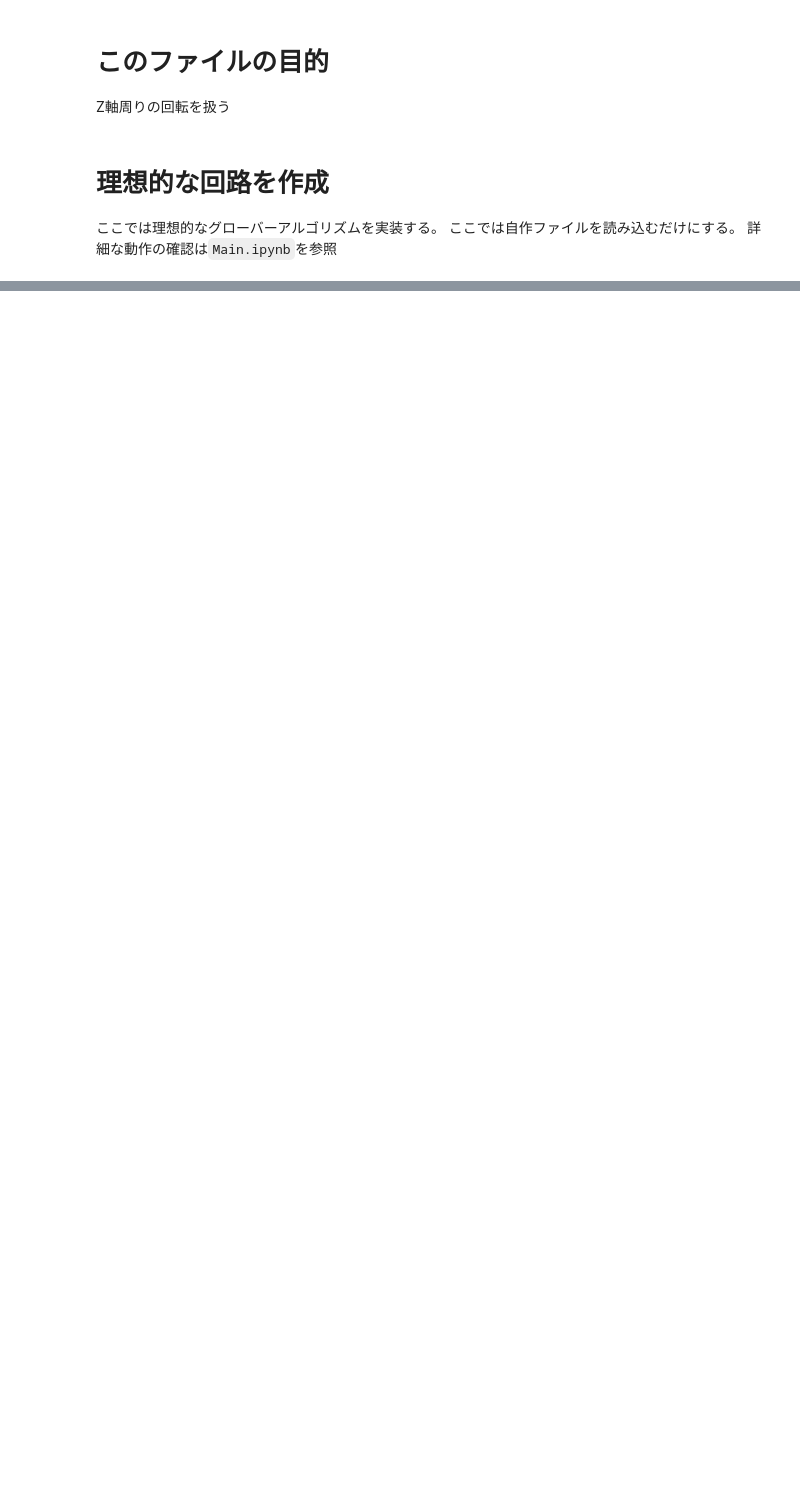
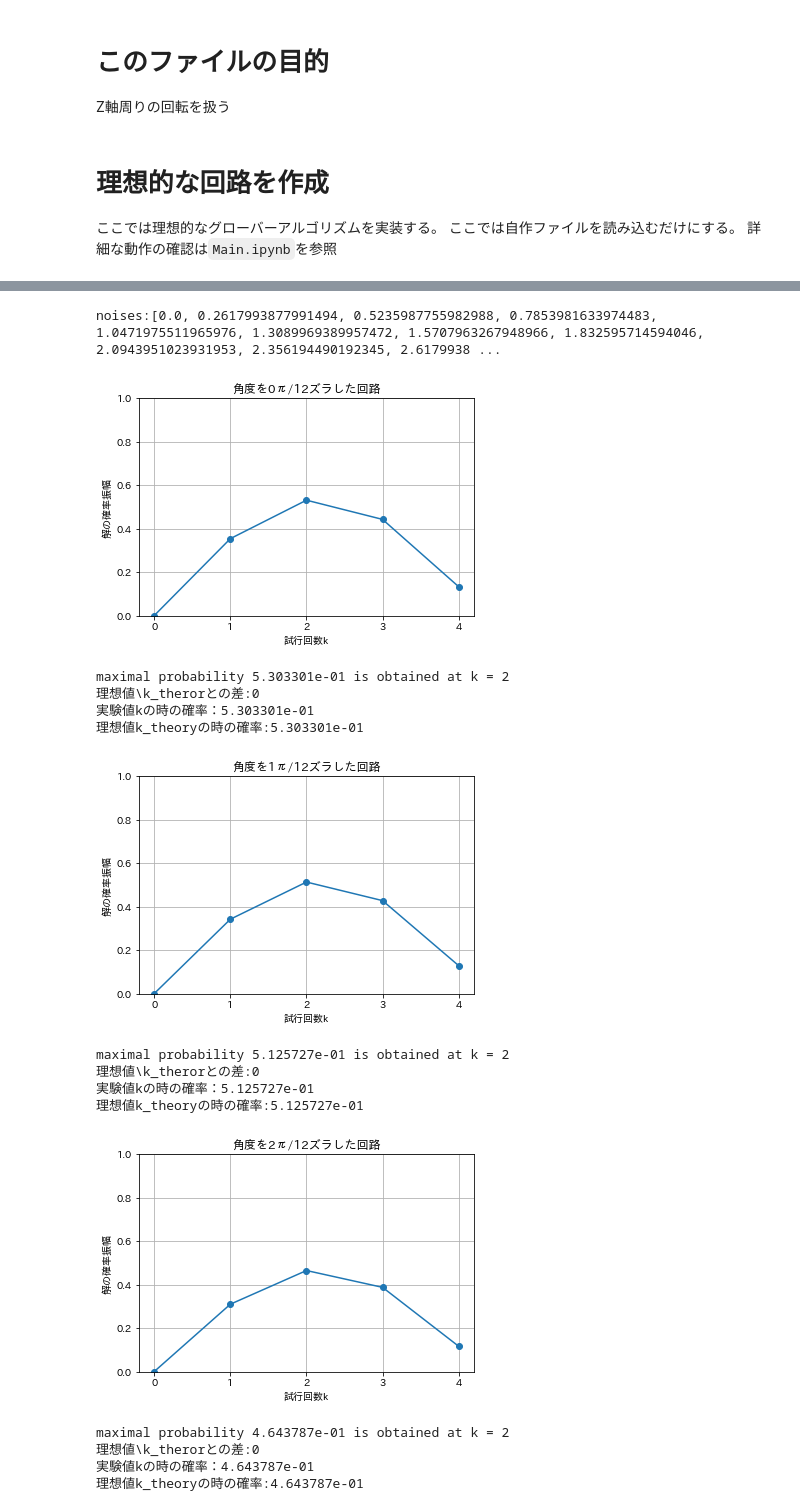
Before and after one commit to KaitoMuraoka/Hadamard-transform-with-misaligned-angles, a Jupyter notebook: 研究/Z.ipynb, the cells around one changed output, grey strips where cells are left out. Cells and saved outputs as stored; diff of their text form; code cells hidden in the pictures; blank space fills up the shorter version.

```diff
--- a/研究/Z.ipynb
+++ b/研究/Z.ipynb
@@ -30,3 +30,10 @@ import grover_algorithm as algorithm
 ここでは理想的なグローバーアルゴリズムを実装する。
 ここでは自作ファイルを読み込むだけにする。
 詳細な動作の確認は`Main.ipynb`を参照
+# %%
+# 全体のパラメータ
+nqubits = 3
+times = 4
+# %%
+
+result_theory, k_theory, p_kth = algorithm.grover(nqubits, times)
@@ -32,0 +46,48 @@ import grover_algorithm as algorithm
+# %%
+noises = []
+noises_array = []
+n = 12
+for i in range(0, 2*n + 1):
+    sample = np.pi * i
+    result = sample / n
+    noises.append(result)
+    noises_array.append(f"{i}π/{n}")
+
+
+print(f'noises:{noises}')
+
+k_k_theory_array = []
+p_k_array = []
+p_kth_array = []
+
+for i in range(len(noises)):
+    result, max_k, p_k = algorithm.noisy_z_grover(nqubits, times, noises[i])
+    k_k_theory = max_k - k_theory
+    p_k = result[max_k]
+    p_kth = result[k_theory]
+
+    graph.line_graph(result, f'角度を{noises_array[i]}ズラした回路')
+    print(f'maximal probability {result[max_k]:5e} is obtained at k = {max_k}')
+    print(f'理想値\k_therorとの差:{k_k_theory}')
+    print(f'実験値kの時の確率：{p_k:5e}')
+    print(f'理想値k_theoryの時の確率:{p_kth:5e}')
+    k_k_theory_array.append(k_k_theory)
+    p_k_array.append(p_k)
+    p_kth_array.append(p_kth)
+# %% [output]
+noises:[0.0, 0.2617993877991494, 0.5235987755982988, 0.7853981633974483, 1.0471975511965976, 1.3089969389957472, 1.5707963267948966, 1.832595714594046, 2.0943951023931953, 2.356194490192345, 2.6179938 ...
+[figure, added]
+maximal probability 5.303301e-01 is obtained at k = 2
+理想値\k_therorとの差:0
+実験値kの時の確率：5.303301e-01
+理想値k_theoryの時の確率:5.303301e-01
+[figure, added]
+maximal probability 5.125727e-01 is obtained at k = 2
+理想値\k_therorとの差:0
+実験値kの時の確率：5.125727e-01
+理想値k_theoryの時の確率:5.125727e-01
+[figure, added]
+maximal probability 4.643787e-01 is obtained at k = 2
+理想値\k_therorとの差:0
+実験値kの時の確率：4.643787e-01
+理想値k_theoryの時の確率:4.643787e-01
```
Also changed, not shown: parts of 4 cells of this notebook, 6 other files.
